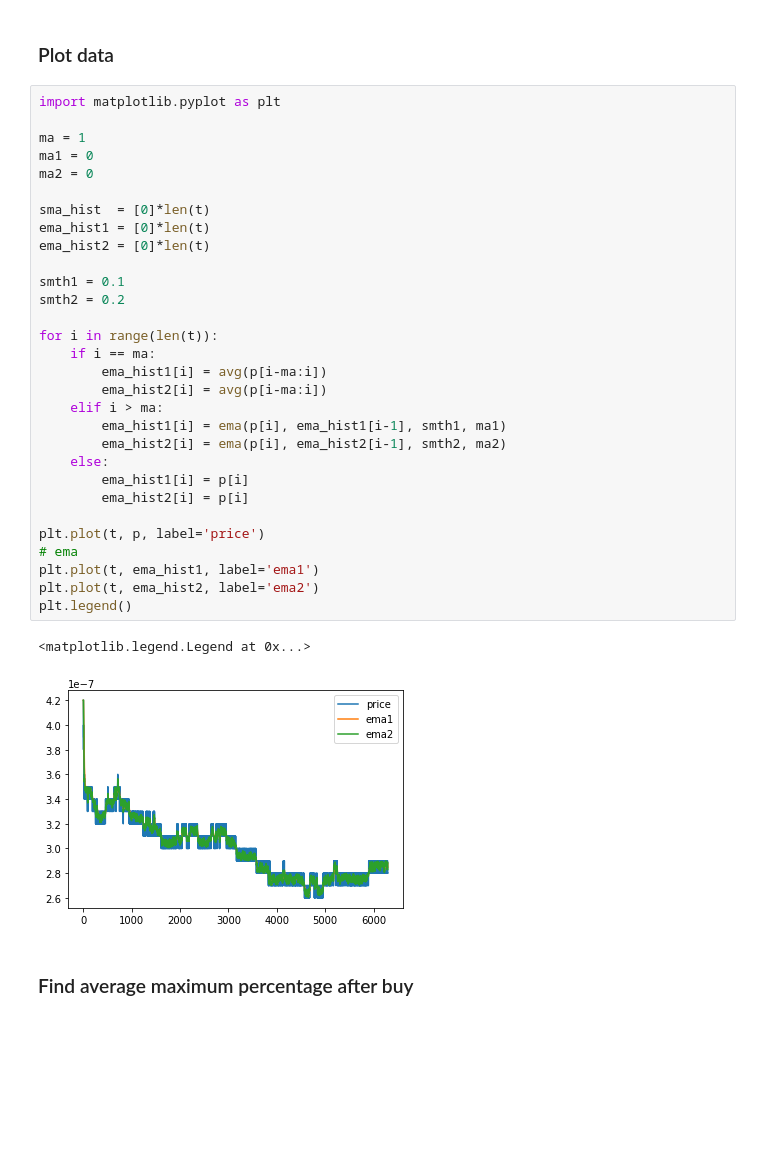
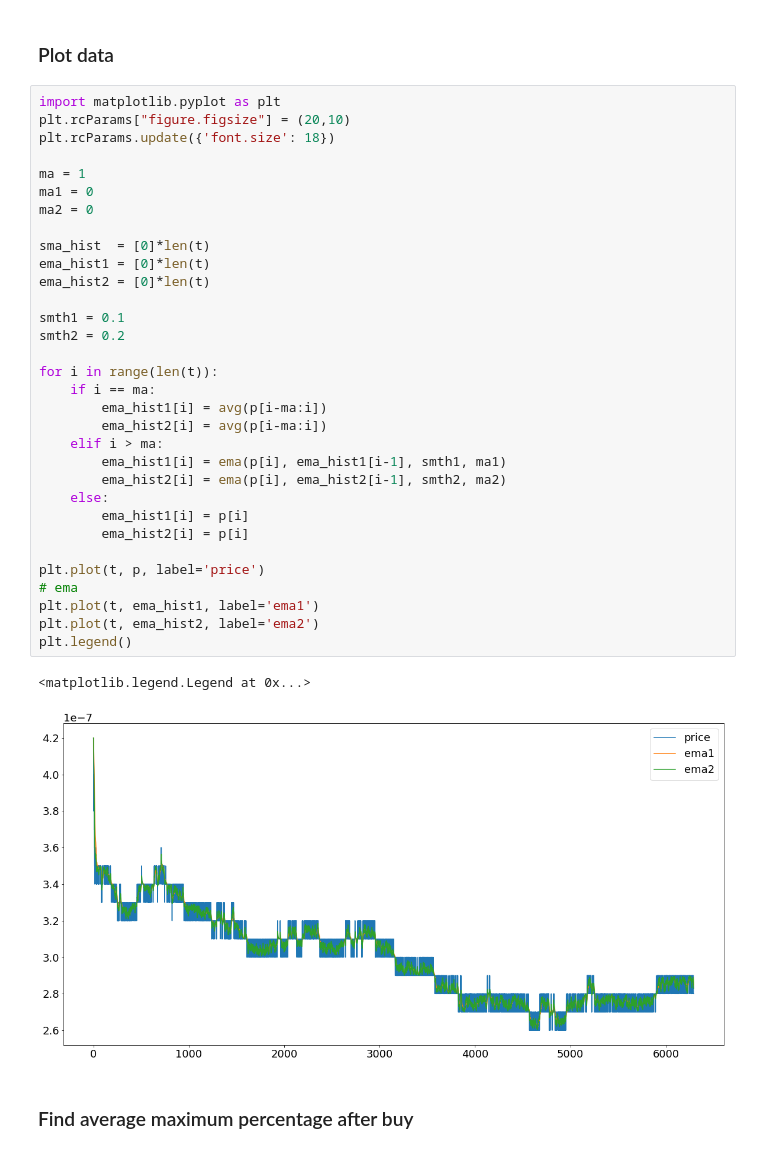
Before and after one commit to SamIngersoll/hft, a Jupyter notebook: load_cryptodatum_data.ipynb, the cells around one changed output. Saved outputs shown, nothing was run; the diff lists cells and outputs as text; blank space fills up the shorter version.

Commit message:
increase fig sizes

```diff
--- a/load_cryptodatum_data.ipynb
+++ b/load_cryptodatum_data.ipynb
@@ -105,37 +105,39 @@ def ema(c, p, k, d):
 ### Plot data
 # %%
 import matplotlib.pyplot as plt
+plt.rcParams["figure.figsize"] = (20,10)
+plt.rcParams.update({'font.size': 18})
 
 ma = 1
 ma1 = 0
 ma2 = 0
 
 sma_hist  = [0]*len(t)
 ema_hist1 = [0]*len(t)
 ema_hist2 = [0]*len(t)
 
 smth1 = 0.1
 smth2 = 0.2
 
 for i in range(len(t)):
     if i == ma:
         ema_hist1[i] = avg(p[i-ma:i])
         ema_hist2[i] = avg(p[i-ma:i])
     elif i > ma:
         ema_hist1[i] = ema(p[i], ema_hist1[i-1], smth1, ma1)
         ema_hist2[i] = ema(p[i], ema_hist2[i-1], smth2, ma2)
     else:
         ema_hist1[i] = p[i]
         ema_hist2[i] = p[i]
 
 plt.plot(t, p, label='price')
 # ema
 plt.plot(t, ema_hist1, label='ema1')
 plt.plot(t, ema_hist2, label='ema2')
 plt.legend()
 # %% [output]
 <matplotlib.legend.Legend at 0x...>
-[figure, old version]
+[figure, new version]
 # %% [markdown]
 ### Find average maximum percentage after buy
 # %% [markdown]
```
Also changed, not shown: parts of 2 cells of this notebook, 1 other file.
